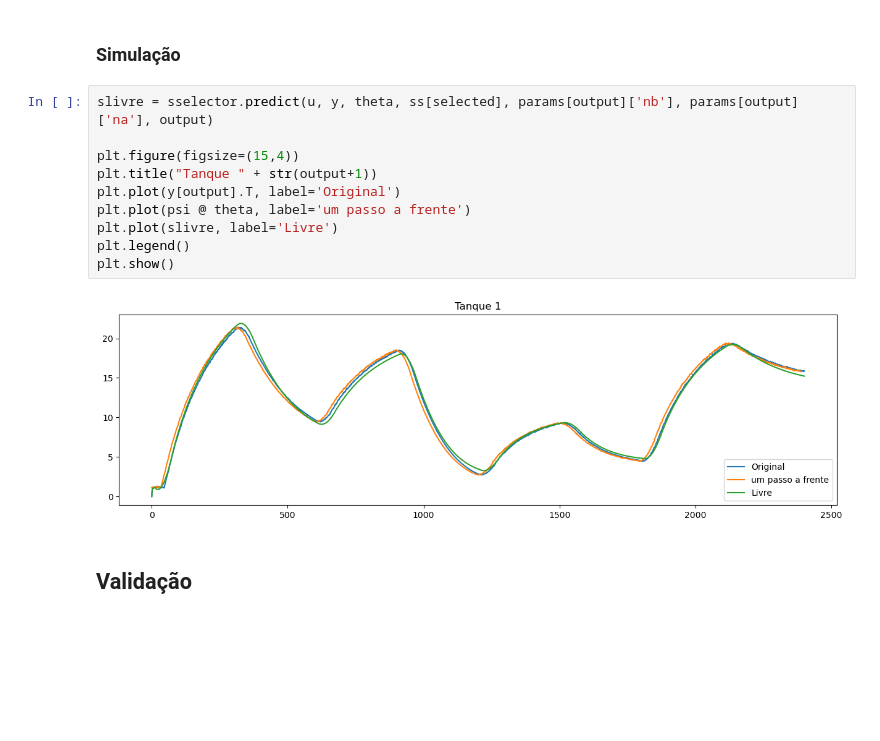
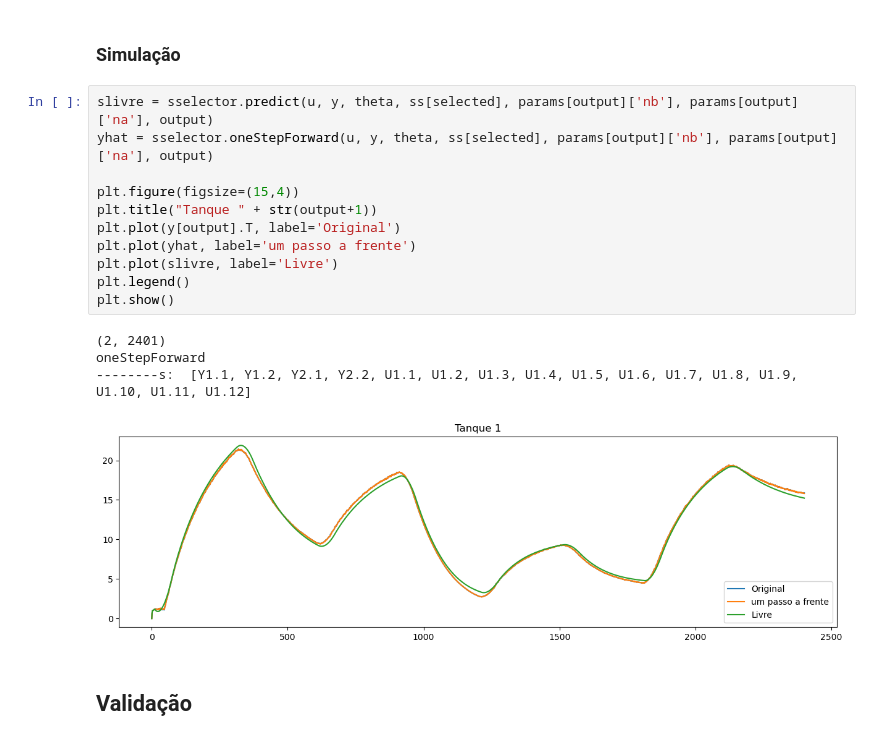
Before and after one commit to JonhLucas/NARX_MISO, a Jupyter notebook: coupleTanks.ipynb, the cells around one changed output. Cells and saved outputs as stored; diff of their text form; blank space fills up the shorter version.

```diff
--- a/coupleTanks.ipynb
+++ b/coupleTanks.ipynb
@@ -40,16 +39,20 @@ Derivada: frac{x}{dt}(Y)
 ### Simulação
 # %%
 slivre = sselector.predict(u, y, theta, ss[selected], params[output]['nb'], params[output]['na'], output)
+yhat = sselector.oneStepForward(u, y, theta, ss[selected], params[output]['nb'], params[output]['na'], output)
 
 plt.figure(figsize=(15,4))
 plt.title("Tanque " + str(output+1))
 plt.plot(y[output].T, label='Original')
-plt.plot(psi @ theta, label='um passo a frente')
+plt.plot(yhat, label='um passo a frente')
 plt.plot(slivre, label='Livre')
 plt.legend()
 plt.show()
 # %% [output]
+(2, 2401)
+oneStepForward
+--------s:  [Y1.1, Y1.2, Y2.1, Y2.2, U1.1, U1.2, U1.3, U1.4, U1.5, U1.6, U1.7, U1.8, U1.9, U1.10, U1.11, U1.12]
-[figure, old version]
+[figure, new version]
 # %% [markdown]
 ## Validação
 # %%
```
Also changed, not shown: parts of 6 cells of this notebook, 3 other files.
